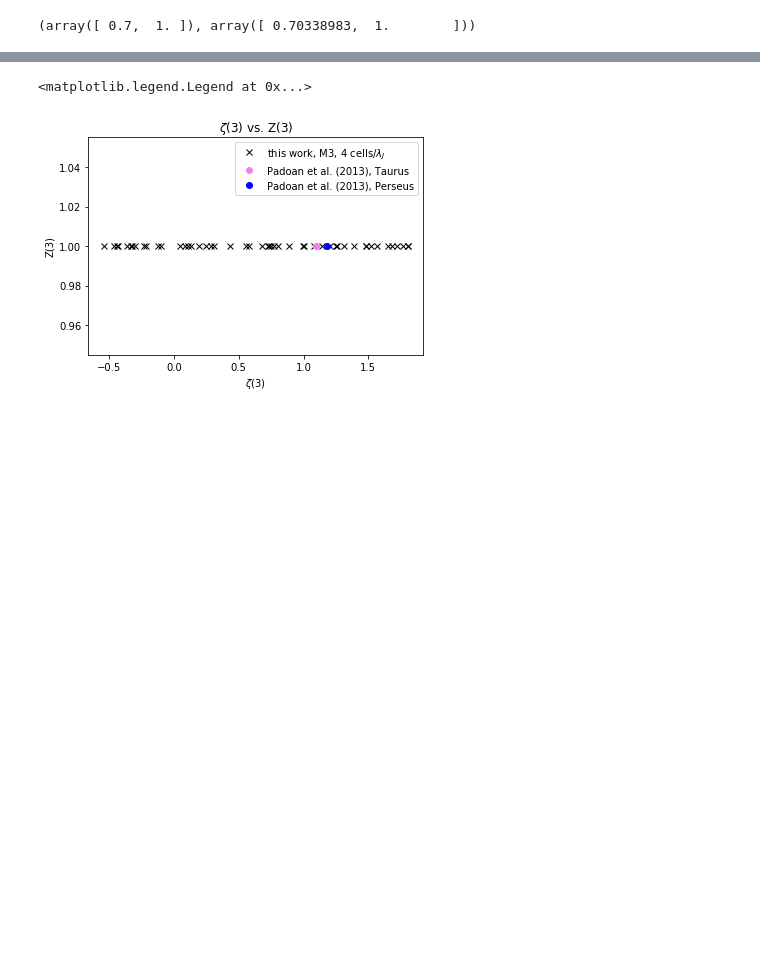
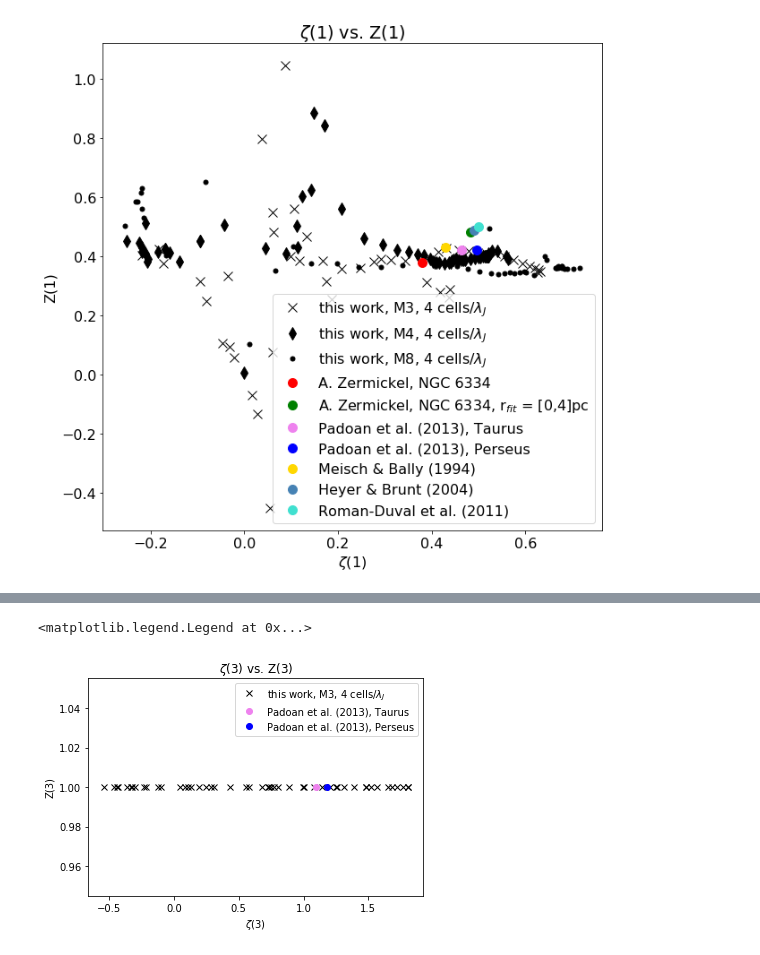
Before and after one commit to ba29534/chira2018, a Jupyter notebook: pics/comp_observations.ipynb, the cells around one changed output, grey strips where cells are left out. Drawn from its saved outputs; the diff is of its cells as text; code cells hidden in the pictures; blank space fills up the shorter version.

```diff
--- a/pics/comp_observations.ipynb
+++ b/pics/comp_observations.ipynb
@@ -54,17 +54,45 @@ perseus_zeta = np.array([0.83,1.18]) # Perseus, only zeta(2) & zeta(3)
 
 padoan_z = np.array([0.421,0.719,1.004]) # Taurus & Perseus
-# %%
-taurus_zeta/taurus_zeta[1], perseus_zeta/perseus_zeta[1]
-# %% [output]
-(array([ 0.7,  1. ]), array([ 0.70338983,  1.        ]))
 # %%
 # data from A. Zernickel, HII region NGC 6334
-ngc6334_zeta = np.array([0.38,0.76])
-ngc6334_zeta_04pc = np.array([0.483,0.79])
+ngc6334_zeta = np.array([0.38,0.76,1])
+ngc6334_zeta_04pc = np.array([0.483,0.79,1])
-# %%
-cloud = fcloud[0]
-jeans = fjeans[0]
-ifile = glob(('%svsfhr%s/zeta*%s*out' % (dturb,jeans,cloud)))[0]
-zeta1,zeta2,zeta3 = np.loadtxt(ifile,skiprows=1,usecols=(1,2,3),unpack=True)
-z1,z2,z3 = zeta1/zeta3,zeta2/zeta3,zeta3/zeta3
+# %%
+# Miesch & Bally (1994)
+miesch_zeta = np.array([0.43,0.86,1])
+# %%
+# Heyer & Brunt (2004)
+heyer_zeta = np.array([0.49,0,1])
+# Roman-Duval et al. (2011)
+roman_zeta = np.array([0.5,0,1])
+# %%
+plt.figure(figsize=(10,10))
+markers = ['x','d','.']
+
+jeans = fjeans[0]
+
+plt.rcParams['font.size'] = 16
+ms = 10
+
+for icloud in range(len(fcloud)):
+    cloud = fcloud[icloud]
+    ifile = glob(('%svsfhr%s/zeta*%s*out' % (dturb,jeans,cloud)))[0]
+    zeta1,zeta2,zeta3 = np.loadtxt(ifile,skiprows=1,usecols=(1,2,3),unpack=True)
+    z1,z2,z3 = zeta1/zeta3,zeta2/zeta3,zeta3/zeta3
+    plt.plot(zeta1,z1,marker=markers[icloud],ms=ms,ls='',color='black',label=('this work, %s, %i cells/$\lambda_J$' % (cloud,int(jeans))))
+
+plt.plot(ngc6334_zeta[0],ngc6334_zeta[0],ms=ms,ls='',marker='o',color='red', label='A. Zermickel, NGC 6334')
+plt.plot(ngc6334_zeta_04pc[0],ngc6334_zeta_04pc[0],ms=ms,ls='',marker='o',color='green', label='A. Zermickel, NGC 6334, r$_{fit}$ = [0,4]pc')
+plt.plot(padoan_z[0]*taurus_zeta[2],padoan_z[0],ms=ms,ls='',marker='o',color='violet', label='Padoan et al. (2013), Taurus')
+plt.plot(padoan_z[0]*perseus_zeta[2],padoan_z[0],ms=ms,ls='',marker='o',color='blue', label='Padoan et al. (2013), Perseus')
+plt.plot(miesch_zeta[0],miesch_zeta[0],ms=ms,ls='',marker='o',color='gold', label='Meisch & Bally (1994)')
+plt.plot(heyer_zeta[0],heyer_zeta[0],ms=ms,ls='',marker='o',color='steelblue', label='Heyer & Brunt (2004)')
+plt.plot(roman_zeta[0],roman_zeta[0],ms=ms,ls='',marker='o',color='turquoise', label='Roman-Duval et al. (2011)')
+plt.title('$\zeta$(1) vs. Z(1)')
+plt.xlabel('$\zeta$(1)')
+plt.ylabel('Z(1)')
+plt.legend(loc=0)
+plt.savefig('zeta1_compare_observations.pdf')
+# %% [output]
+[figure, added]
 # %%
```
Also changed, not shown: parts of 3 cells of this notebook, 1 other file.
